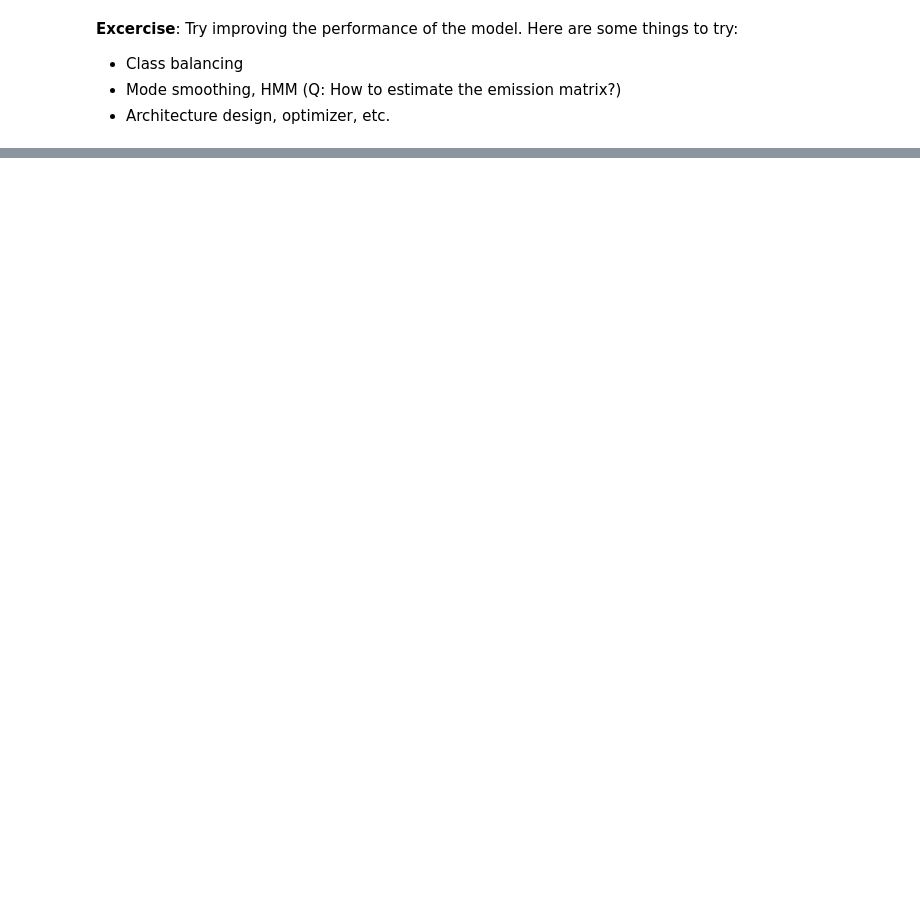
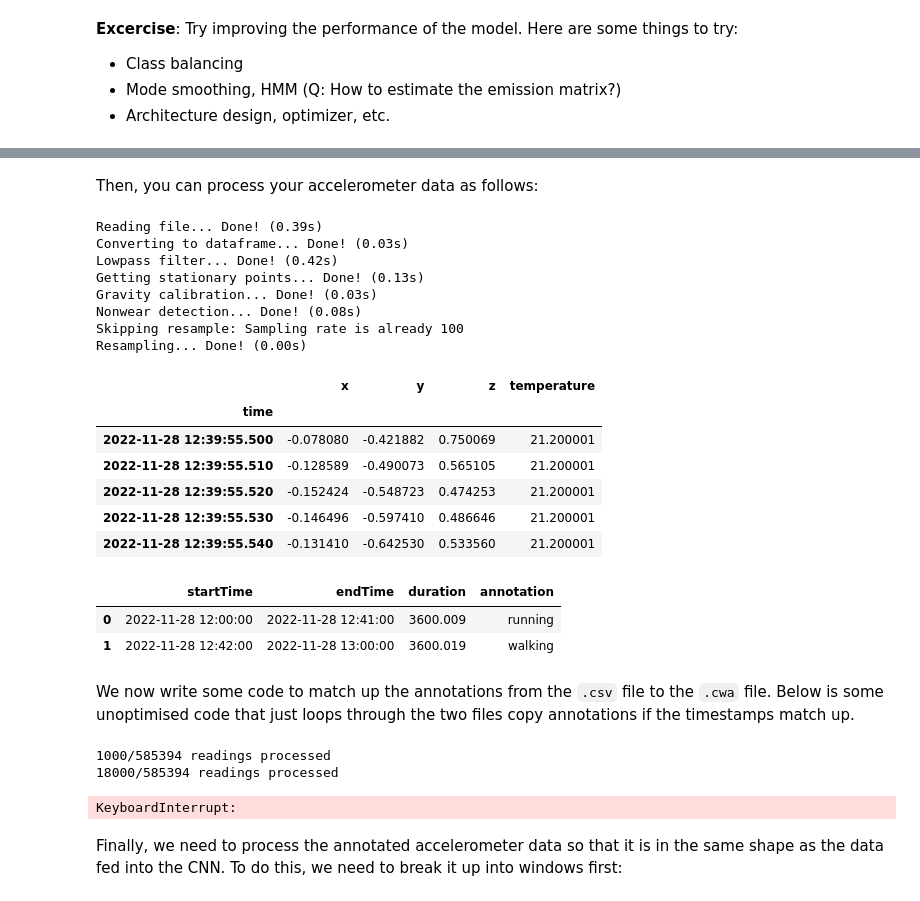
Before and after one commit to OxWearables/Oxford_Wearables_Activity_Recognition, a Jupyter notebook: 3_Neural.ipynb, the cells around one changed output, grey strips where cells are left out. Cells and saved outputs as stored; diff of their text form; code cells hidden in the pictures; blank space fills up the shorter version.

Commit message:
Includes section on applying model to own data

```diff
--- a/3_Neural.ipynb
+++ b/3_Neural.ipynb
@@ -254,0 +304,27 @@ print('Out of sample:\n', metrics.classification_report(Y_test_lab, Y_test_pred_
+# %% [markdown]
+Then, you can process your accelerometer data as follows:
+# %%
+path_to_my_data = "my_data/CWA-DATA.CWA" # Make sure you specify the right file name here
+
+my_data, info = actipy.read_device(path_to_my_data,
+                                   lowpass_hz=20,
+                                   calibrate_gravity=True,
+                                   detect_nonwear=True,
+                                   resample_hz=100)
+my_data.head()
+# %% [output]
+Reading file... Done! (0.39s)
+Converting to dataframe... Done! (0.03s)
+Lowpass filter... Done! (0.42s)
+Getting stationary points... Done! (0.13s)
+Gravity calibration... Done! (0.03s)
+Nonwear detection... Done! (0.08s)
+Skipping resample: Sampling rate is already 100
+Resampling... Done! (0.00s)
+|  | x | y | z | temperature |
+| time |  |  |  |  |
+| 2022-11-28 12:39:55.500 | -0.078080 | -0.421882 | 0.750069 | 21.200001 |
+| 2022-11-28 12:39:55.510 | -0.128589 | -0.490073 | 0.565105 | 21.200001 |
+| 2022-11-28 12:39:55.520 | -0.152424 | -0.548723 | 0.474253 | 21.200001 |
+| 2022-11-28 12:39:55.530 | -0.146496 | -0.597410 | 0.486646 | 21.200001 |
+| 2022-11-28 12:39:55.540 | -0.131410 | -0.642530 | 0.533560 | 21.200001 |
@@ -254,0 +336,12 @@ print('Out of sample:\n', metrics.classification_report(Y_test_lab, Y_test_pred_
+# %%
+path_to_my_annots = "my_data/annotation.csv" # Make sure you specify the right file name here
+
+annots = pd.read_csv(path_to_my_annots)
+annots["startTime"] = process_time_col(annots["startTime"])
+annots["endTime"] = process_time_col(annots["endTime"])
+
+annots.head()
+# %% [output]
+|  | startTime | endTime | duration | annotation |
+| 0 | 2022-11-28 12:00:00 | 2022-11-28 12:41:00 | 3600.009 | running |
+| 1 | 2022-11-28 12:42:00 | 2022-11-28 13:00:00 | 3600.019 | walking |
@@ -254,0 +350,38 @@ print('Out of sample:\n', metrics.classification_report(Y_test_lab, Y_test_pred_
+# %% [markdown]
+We now write some code to match up the annotations from the `.csv` file to the `.cwa` file. Below is some unoptimised code that just loops through the two files copy annotations if the timestamps match up.
+# %%
+# Add annotations to data
+# first sort the two data-frames
+my_data = my_data.sort_values("time")
+annots = annots.sort_values("startTime")
+
+my_i = 0
+an_i = 0
+while(my_i<len(my_data) and an_i<len(annots)):
+    accel_time = my_data.index[my_i]
+    annot_start_time = annots["startTime"][an_i]
+    annot_end_time = annots["endTime"][an_i]
+
+    if not (my_i % 1000):
+        print(f"{my_i}/{len(my_data)} readings processed", end="\r")
+
+    # check whether the current accel timestamp falls within the time frame of the current annotation
+    if accel_time >= annot_start_time and accel_time <= annot_end_time:
+        my_data.at[ my_data.index[my_i], "annotation" ] = annot_row["annotation"]
+        my_i += 1 # go to next accel
+
+    elif accel_time < annot_start_time:
+        my_i += 1 # go to next accel
+
+
+    elif accel_time > annot_end_time:
+        an_i += 1 # go to next label
+
+    else: # shouldn't get here
+        break
+# %% [output]
+1000/585394 readings processed
+18000/585394 readings processed
+KeyboardInterrupt:
+# %% [markdown]
+Finally, we need to process the annotated accelerometer data so that it is in the same shape as the data fed into the CNN. To do this, we need to break it up into windows first:
```
Also changed, not shown: parts of 18 cells of this notebook.
